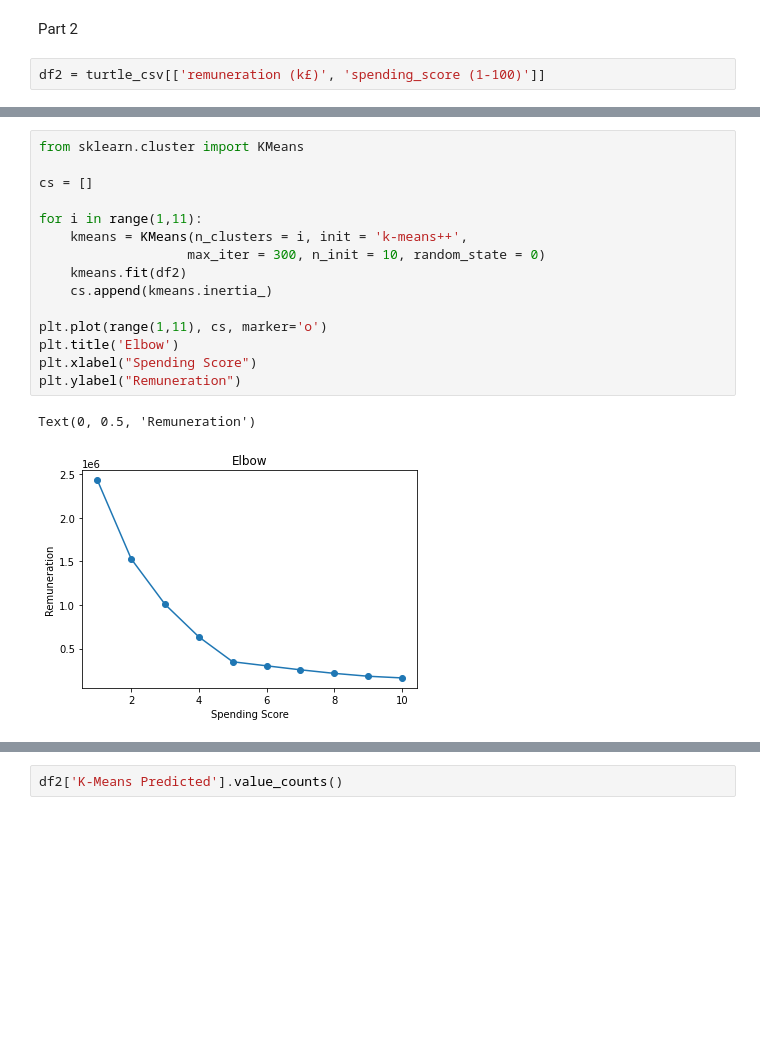
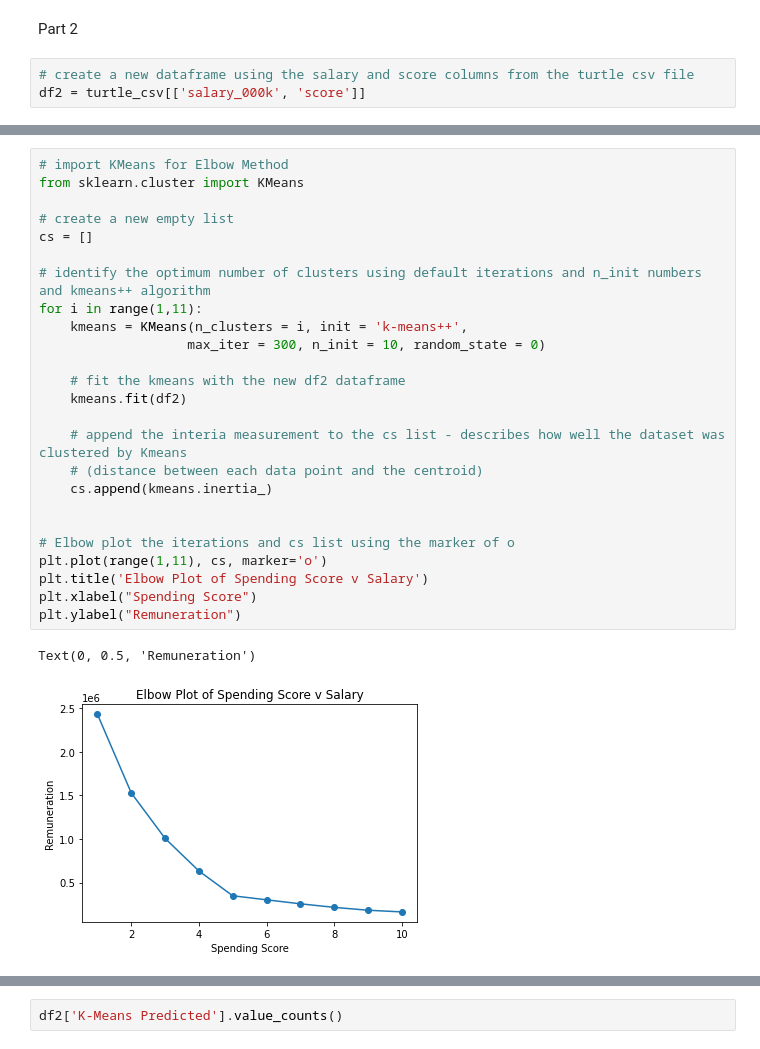
Before and after one commit to mattrose1/LSE_DA_Turtle_analysis, a Jupyter notebook: Assignment 3.ipynb, the cells around one changed output, grey strips where cells are left out. Cells and saved outputs as stored; diff of their text form; blank space fills up the shorter version.

```diff
--- a/Assignment 3.ipynb
+++ b/Assignment 3.ipynb
@@ -353,5 +370,6 @@ plt.show()
 # %% [markdown]
 Part 2
 # %%
-df2 = turtle_csv[['remuneration (k£)', 'spending_score (1-100)']]
+# create a new dataframe using the salary and score columns from the turtle csv file
+df2 = turtle_csv[['salary_000k', 'score']]
 # %%
@@ -393,19 +414,29 @@ sns.pairplot(df2, diag_kind = 'kde')
 # %%
+# import KMeans for Elbow Method
 from sklearn.cluster import KMeans
 
+# create a new empty list
 cs = []
 
+# identify the optimum number of clusters using default iterations and n_init numbers and kmeans++ algorithm
 for i in range(1,11):
     kmeans = KMeans(n_clusters = i, init = 'k-means++',
                    max_iter = 300, n_init = 10, random_state = 0)
+
+    # fit the kmeans with the new df2 dataframe
     kmeans.fit(df2)
+
+    # append the interia measurement to the cs list - describes how well the dataset was clustered by Kmeans
+    # (distance between each data point and the centroid)
     cs.append(kmeans.inertia_)
 
+
+# Elbow plot the iterations and cs list using the marker of o
 plt.plot(range(1,11), cs, marker='o')
-plt.title('Elbow')
+plt.title('Elbow Plot of Spending Score v Salary')
 plt.xlabel("Spending Score")
 plt.ylabel("Remuneration")
 # %% [output]
 Text(0, 0.5, 'Remuneration')
-[figure, old version]
+[figure, new version]
 # %%
```
Also changed, not shown: parts of 59 cells of this notebook.
